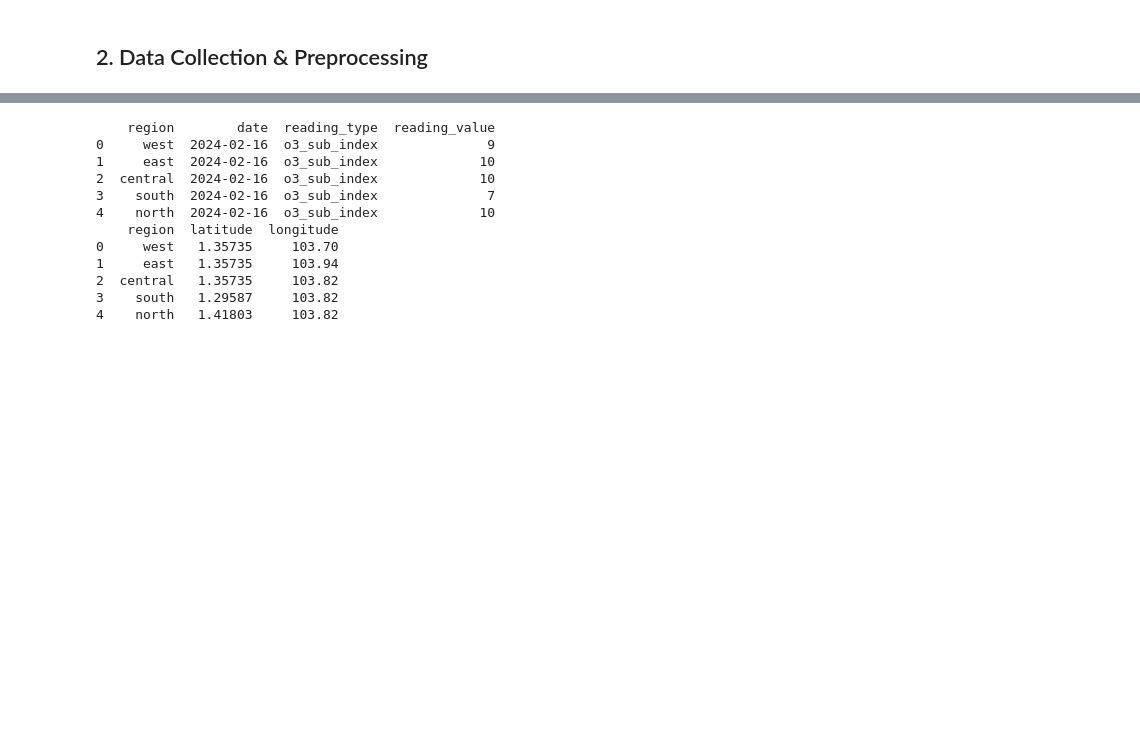
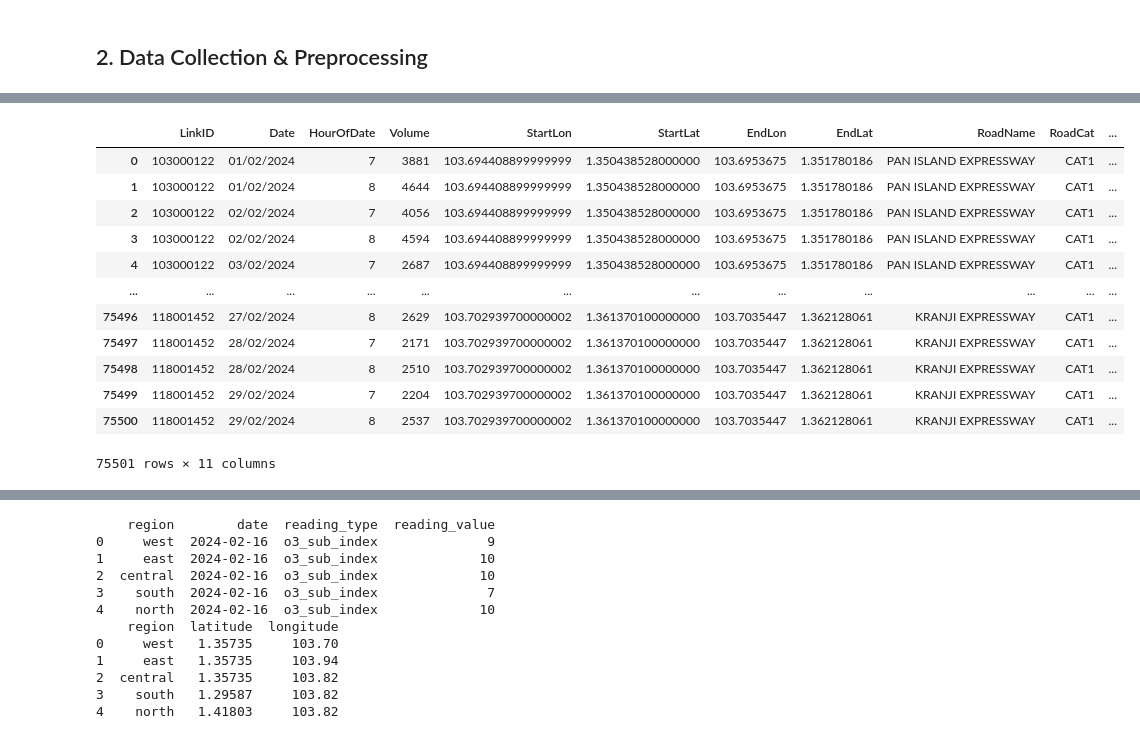
Before and after one commit to linxianying/G12_GuidedProject, a Jupyter notebook: traffic_air_sg.ipynb, the cells around one changed output, grey strips where cells are left out. Saved outputs shown, nothing was run; the diff lists cells and outputs as text; code cells hidden in the pictures; blank space fills up the shorter version.

Commit message:
add data collection part for SG traffic data

```diff
--- a/traffic_air_sg.ipynb
+++ b/traffic_air_sg.ipynb
@@ -5,0 +14,53 @@
+# %%
+import requests
+import pandas as pd
+
+# url to call the api which will return the file link
+url_get_traffic_flow_link = "https://datamall2.mytransport.sg/ltaodataservice/TrafficFlow"
+apiKey = 'dZMBPqIXQrenFv/Qte43bw=='
+
+# payload = {}
+headers = {
+  'AccountKey': apiKey,
+  'accept': 'application/json'
+}
+
+api_response = requests.request("GET", url_get_traffic_flow_link, headers=headers)
+json_link = api_response.json()
+url_data = pd.json_normalize(
+        data=json_link,
+        record_path='value',
+        errors='ignore',
+        sep ='.'
+    )
+# to get file link from returned result, which will expire after 5 mins
+url = url_data['Link'][0]
+
+# to get the actual data via file link
+link_response = requests.get(url, headers=headers, timeout=(5, 15))
+json_data = link_response.json()
+traffic_flow_data = pd.json_normalize(
+            data=json_data,
+            record_path='Value',
+            meta=[
+                'LastUpdatedDate'
+            ],
+            errors='ignore',
+            sep ='.'
+        )
+# check the traffic flow data
+traffic_flow_data
+# %% [output]
+|  | LinkID | Date | HourOfDate | Volume | StartLon | StartLat | EndLon | EndLat | RoadName | RoadCat | ... |
+| 0 | 103000122 | 01/02/2024 | 7 | 3881 | 103.694408899999999 | 1.350438528000000 | 103.6953675 | 1.351780186 | PAN ISLAND EXPRESSWAY | CAT1 | ... |
+| 1 | 103000122 | 01/02/2024 | 8 | 4644 | 103.694408899999999 | 1.350438528000000 | 103.6953675 | 1.351780186 | PAN ISLAND EXPRESSWAY | CAT1 | ... |
+| 2 | 103000122 | 02/02/2024 | 7 | 4056 | 103.694408899999999 | 1.350438528000000 | 103.6953675 | 1.351780186 | PAN ISLAND EXPRESSWAY | CAT1 | ... |
+| 3 | 103000122 | 02/02/2024 | 8 | 4594 | 103.694408899999999 | 1.350438528000000 | 103.6953675 | 1.351780186 | PAN ISLAND EXPRESSWAY | CAT1 | ... |
+| 4 | 103000122 | 03/02/2024 | 7 | 2687 | 103.694408899999999 | 1.350438528000000 | 103.6953675 | 1.351780186 | PAN ISLAND EXPRESSWAY | CAT1 | ... |
+| ... | ... | ... | ... | ... | ... | ... | ... | ... | ... | ... | ... |
+| 75496 | 118001452 | 27/02/2024 | 8 | 2629 | 103.702939700000002 | 1.361370100000000 | 103.7035447 | 1.362128061 | KRANJI EXPRESSWAY | CAT1 | ... |
+| 75497 | 118001452 | 28/02/2024 | 7 | 2171 | 103.702939700000002 | 1.361370100000000 | 103.7035447 | 1.362128061 | KRANJI EXPRESSWAY | CAT1 | ... |
+| 75498 | 118001452 | 28/02/2024 | 8 | 2510 | 103.702939700000002 | 1.361370100000000 | 103.7035447 | 1.362128061 | KRANJI EXPRESSWAY | CAT1 | ... |
+| 75499 | 118001452 | 29/02/2024 | 7 | 2204 | 103.702939700000002 | 1.361370100000000 | 103.7035447 | 1.362128061 | KRANJI EXPRESSWAY | CAT1 | ... |
+| 75500 | 118001452 | 29/02/2024 | 8 | 2537 | 103.702939700000002 | 1.361370100000000 | 103.7035447 | 1.362128061 | KRANJI EXPRESSWAY | CAT1 | ... |
+75501 rows × 11 columns
```
Also changed, not shown: parts of 11 cells of this notebook, 4 other files.
